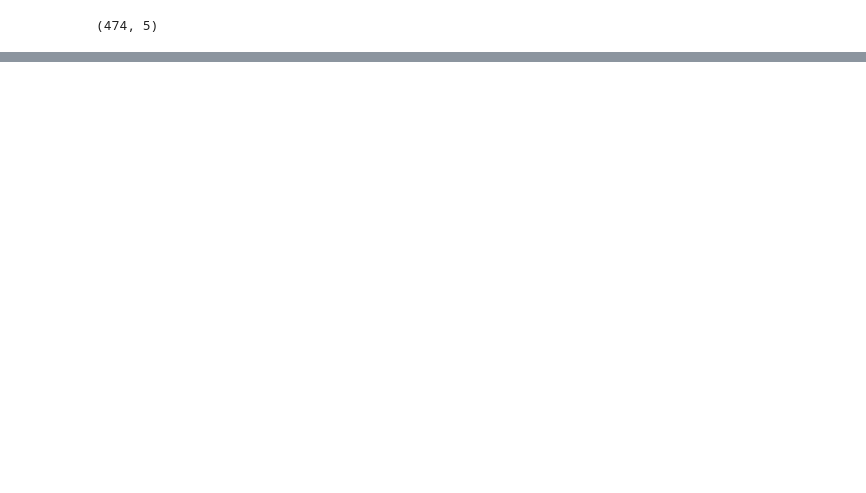
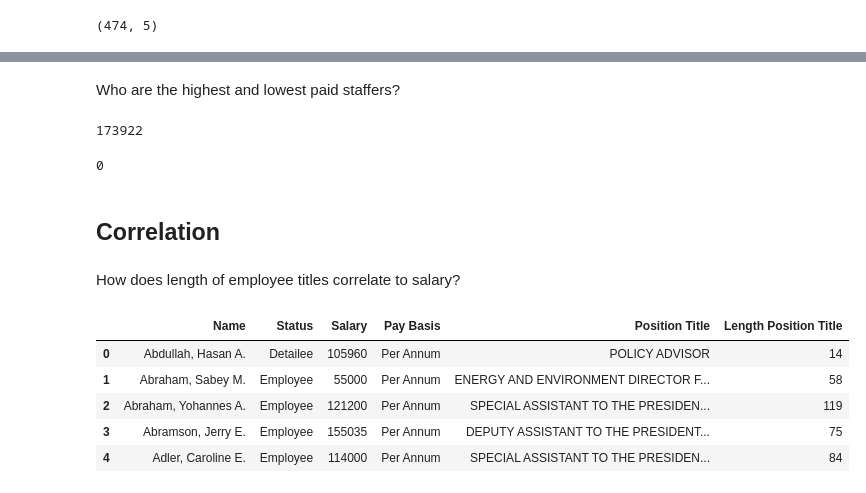
Before and after one commit to lemoinef/White-House-Salary, a Jupyter notebook: white_house_salary.ipynb, the cells around one changed output, grey strips where cells are left out. Cells and saved outputs as stored; diff of their text form; code cells hidden in the pictures; blank space fills up the shorter version.

```diff
--- a/white_house_salary.ipynb
+++ b/white_house_salary.ipynb
@@ -87,0 +114,26 @@ What words are the most common in titles?
+# %% [markdown]
+Who are the highest and lowest paid staffers?
+# %%
+max_salary = white_house["Salary"].max()
+print(max_salary)
+# %% [output]
+173922
+# %%
+min_salary = white_house["Salary"].min()
+print(min_salary)
+# %% [output]
+0
+# %% [markdown]
+## Correlation
+# %% [markdown]
+How does length of employee titles correlate to salary?
+# %%
+white_house['Length Position Title'] = white_house["Position Title"].str.len()
+white_house.head()
+# %% [output]
+|  | Name | Status | Salary | Pay Basis | Position Title | Length Position Title |
+| 0 | Abdullah, Hasan A. | Detailee | 105960 | Per Annum | POLICY ADVISOR | 14 |
+| 1 | Abraham, Sabey M. | Employee | 55000 | Per Annum | ENERGY AND ENVIRONMENT DIRECTOR F... | 58 |
+| 2 | Abraham, Yohannes A. | Employee | 121200 | Per Annum | SPECIAL ASSISTANT TO THE PRESIDEN... | 119 |
+| 3 | Abramson, Jerry E. | Employee | 155035 | Per Annum | DEPUTY ASSISTANT TO THE PRESIDENT... | 75 |
+| 4 | Adler, Caroline E. | Employee | 114000 | Per Annum | SPECIAL ASSISTANT TO THE PRESIDEN... | 84 |
```
Also changed, not shown: parts of 25 cells of this notebook, 1 other file.
